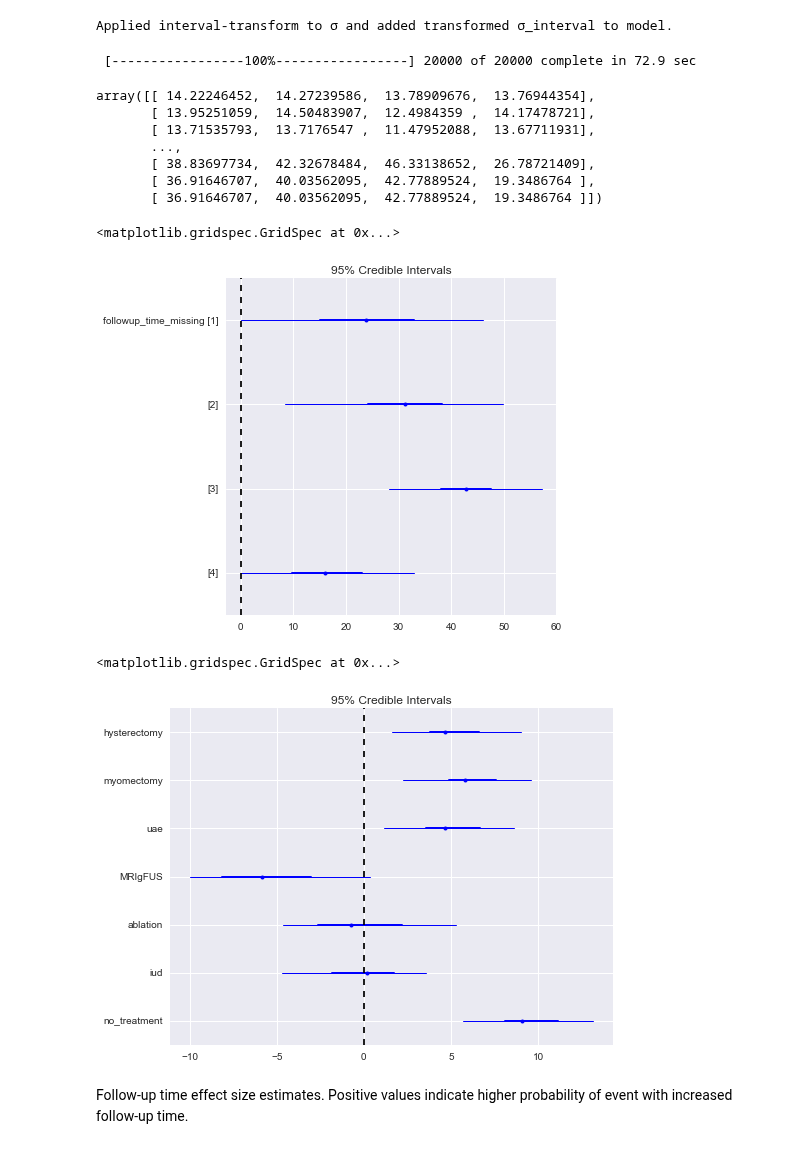
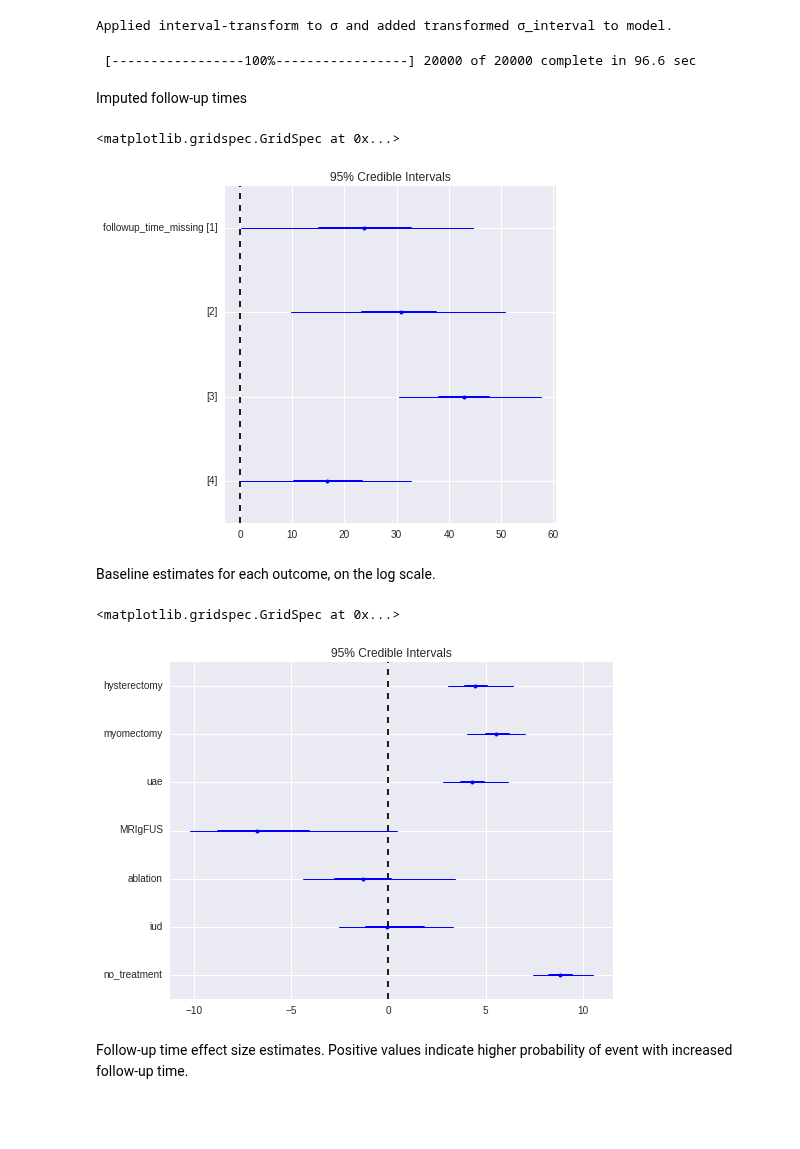
Before and after one commit to VanderbiltPopHealthSci/uterine_fibroids_MA, a Jupyter notebook: UF Interventions Meta-analysis.ipynb, the cells around one changed output. Cells and saved outputs as stored; diff of their text form; code cells hidden in the pictures; blank space fills up the shorter version.

```diff
--- a/UF Interventions Meta-analysis.ipynb
+++ b/UF Interventions Meta-analysis.ipynb
@@ -385,7 +391,7 @@ def specify_model(model, intervention, intervention_random_effect=False):
     if intervention_random_effect:
 
         interventions = [s.split(' ')[0].replace(',','')
-                                   for s in med_manage['interventions'].str.lower()]
+                                   for s in intervention_data['intervention'].str.lower()]
         unique_interventions = np.unique(interventions)
         intervention_index = [np.argwhere(unique_interventions==i)[0][0] for i in interventions]
 
@@ -450,0 +453,3 @@ ablation_model, hysterectomy_model, med_manage_model, myomectomy_model, uae_mode
+# %%
+n_iterations = 20000
+n_burn = 10000
@@ -451,5 +458,5 @@ ablation_model, hysterectomy_model, med_manage_model, myomectomy_model, uae_mode
 # %%
-uae_model = specify_model(uae_model, 'uae')
+uae_model = specify_model(pm.Model(), 'uae')
 # %% [output]
 Applied interval-transform to σ and added transformed σ_interval to model.
 # %%
@@ -460,33 +467,27 @@ with uae_model:
         trace_uae = pm.sample(5000, random_seed=20140925)
 
     else:
-        trace_uae = pm.sample(20000, step=pm.Metropolis(), random_seed=20140925)
+        trace_uae = pm.sample(n_iterations, step=pm.Metropolis(), random_seed=20140925)
 
 ### Model output
 # %% [output]
- [-----------------100%-----------------] 20000 of 20000 complete in 72.9 sec
+ [-----------------100%-----------------] 20000 of 20000 complete in 96.6 sec
 # %%
 plot_labels = dataset.columns[5:12]
-# %%
-trace_uae.get_values('followup_time_missing')
-# %% [output]
-array([[ 14.22246452,  14.27239586,  13.78909676,  13.76944354],
-       [ 13.95251059,  14.50483907,  12.4984359 ,  14.17478721],
-       [ 13.71535793,  13.7176547 ,  11.47952088,  13.67711931],
-       ...,
-       [ 38.83697734,  42.32678484,  46.33138652,  26.78721409],
-       [ 36.91646707,  40.03562095,  42.77889524,  19.3486764 ],
-       [ 36.91646707,  40.03562095,  42.77889524,  19.3486764 ]])
+# %% [markdown]
+Imputed follow-up times
 # %%
-pm.forestplot(trace_uae, vars=['followup_time_missing'])
+pm.forestplot(trace_uae[n_burn:], vars=['followup_time_missing'])
 # %% [output]
 <matplotlib.gridspec.GridSpec at 0x...>
-[figure, old version]
+[figure, new version]
+# %% [markdown]
+Baseline estimates for each outcome, on the log scale.
 # %%
-pm.forestplot(trace_uae, vars=['μ'], ylabels=plot_labels)
+pm.forestplot(trace_uae[n_burn:], vars=['μ'], ylabels=plot_labels)
 # %% [output]
 <matplotlib.gridspec.GridSpec at 0x...>
-[figure, old version]
+[figure, new version]
 # %% [markdown]
 Follow-up time effect size estimates. Positive values indicate higher probability of event with increased follow-up time.
 # %%
```
Also changed, not shown: parts of 38 cells of this notebook.
